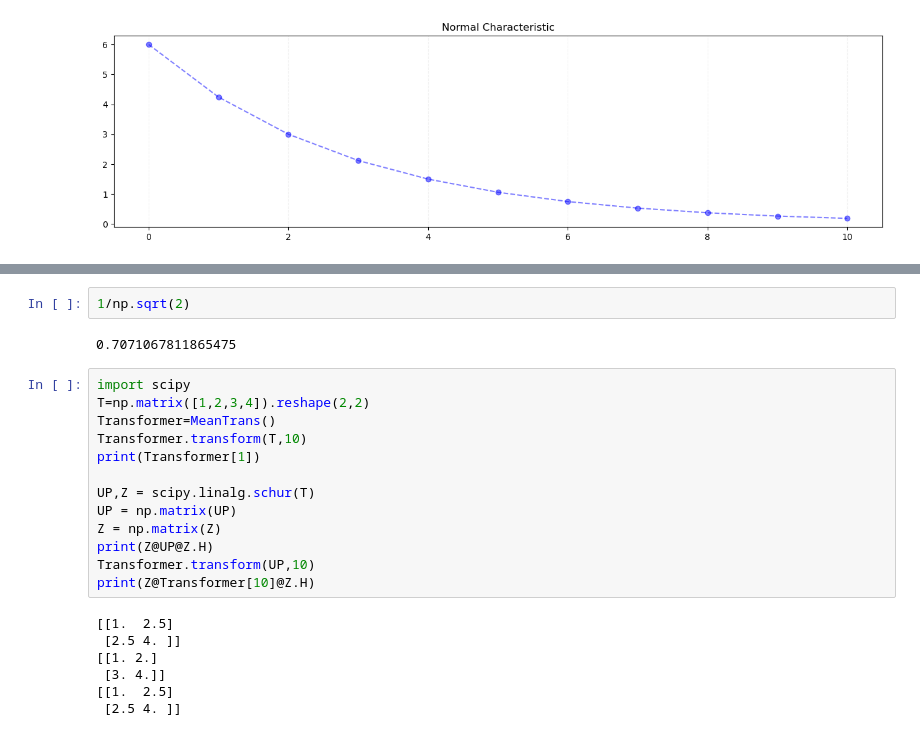
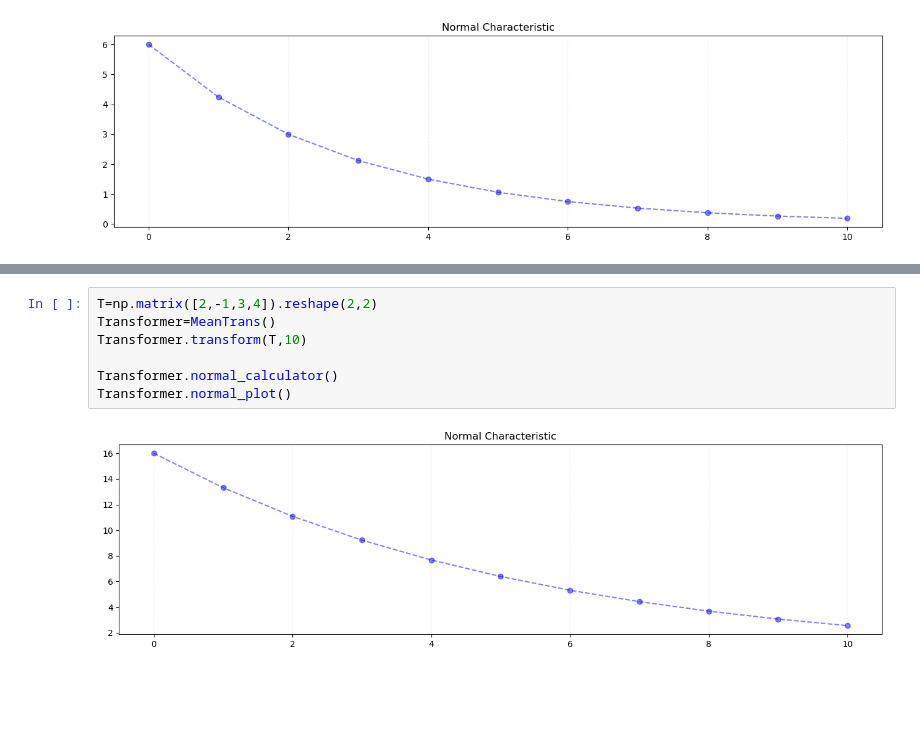
Before and after one commit to MinwooPark96/Computation-Mean-Transform-Convergence, a Jupyter notebook: paper_example.ipynb, the cells around one changed output, grey strips where cells are left out. Cells and saved outputs as stored; diff of their text form; blank space fills up the shorter version.

```diff
--- a/paper_example.ipynb
+++ b/paper_example.ipynb
@@ -474,24 +367,9 @@ ax.scatter3D(x, y, z,s=1,)
-# %%
-1/np.sqrt(2)
-# %% [output]
-0.7071067811865475
 # %%
-import scipy
-T=np.matrix([1,2,3,4]).reshape(2,2)
+T=np.matrix([2,-1,3,4]).reshape(2,2)
 Transformer=MeanTrans()
 Transformer.transform(T,10)
-print(Transformer[1])
 
-UP,Z = scipy.linalg.schur(T)
-UP = np.matrix(UP)
-Z = np.matrix(Z)
-print(Z@UP@Z.H)
-Transformer.transform(UP,10)
-print(Z@Transformer[10]@Z.H)
+Transformer.normal_calculator()
+Transformer.normal_plot()
 # %% [output]
-[[1.  2.5]
- [2.5 4. ]]
-[[1. 2.]
- [3. 4.]]
-[[1.  2.5]
- [2.5 4. ]]
+[figure, added]
```
Also changed, not shown: parts of 6 cells of this notebook, 1 other file.
